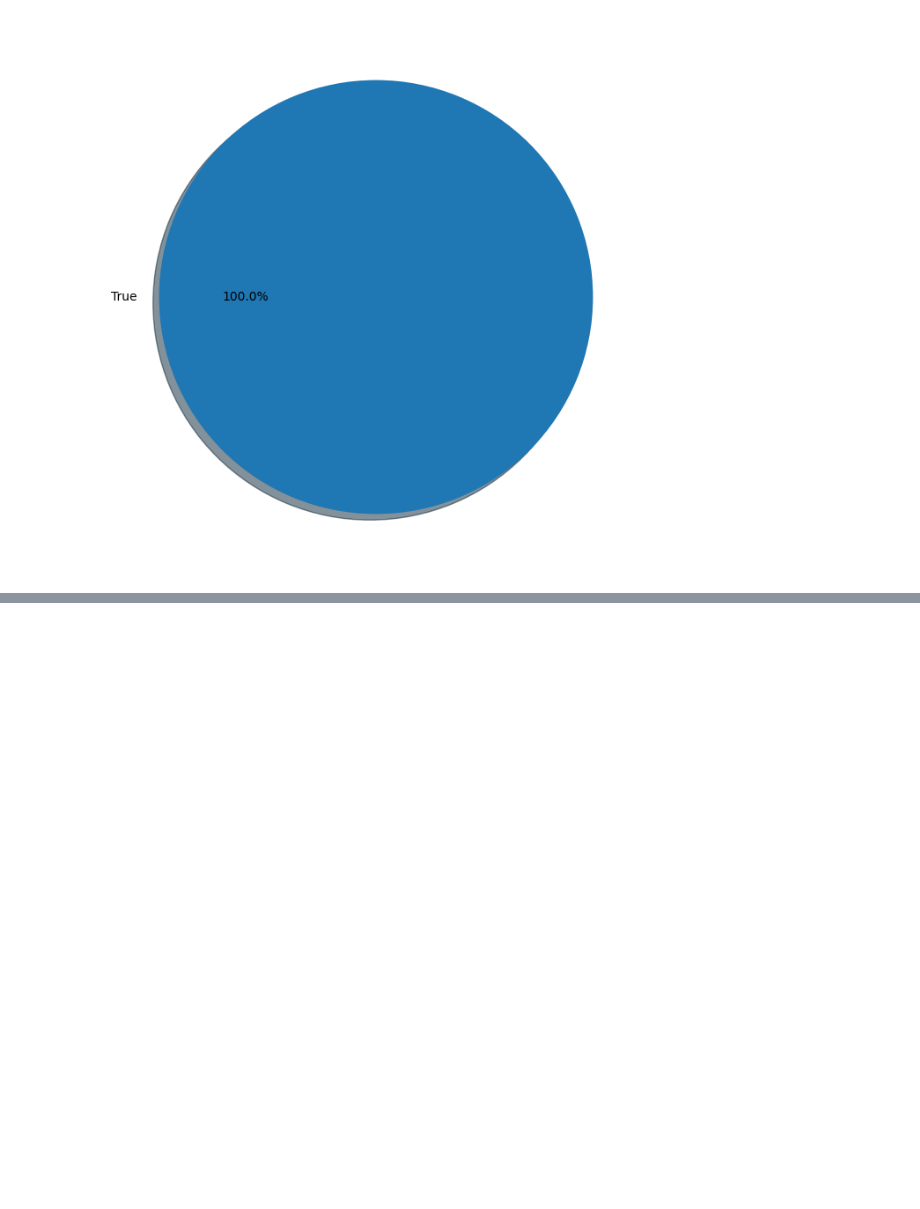
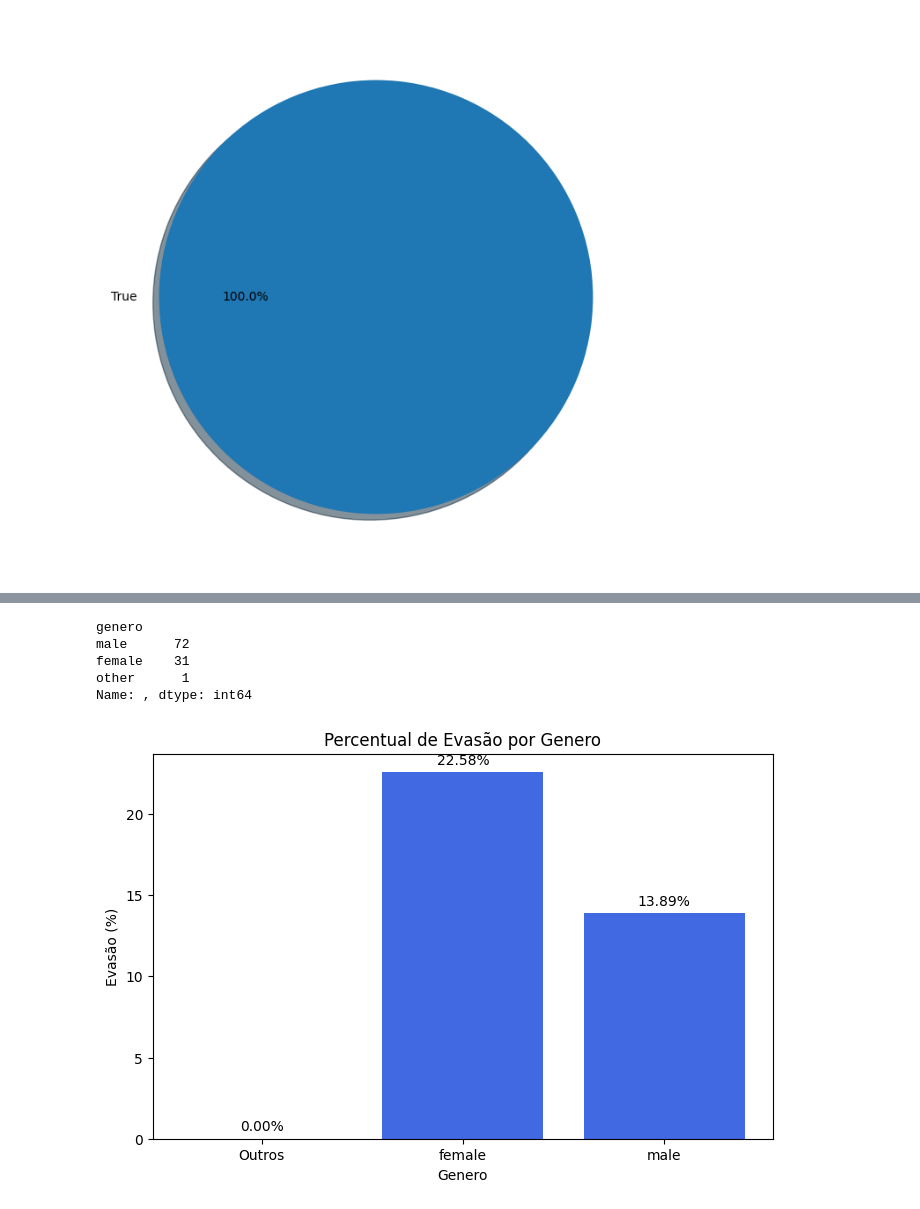
Before and after one commit to oeduardosg/introcomp, a Jupyter notebook: evadidos.ipynb, the cells around one changed output, grey strips where cells are left out. Saved outputs shown, nothing was run; the diff lists cells and outputs as text; code cells hidden in the pictures; blank space fills up the shorter version.

```diff
--- a/evadidos.ipynb
+++ b/evadidos.ipynb
@@ -249,0 +265,25 @@ Name: , dtype: int64
+# %%
+genero_aprovados = analisa(alunos_geral, 'genero', PCT, False)
+
+relacao_genero = pd.DataFrame({'Evadidos': genero_evadido, 'Total_Alunos': genero_aprovados})
+relacao_genero['Evadidos'] = relacao_genero['Evadidos'].fillna(0)
+relacao_genero['Percentual_Evasao'] = (relacao_genero['Evadidos'] / relacao_genero['Total_Alunos']) * 100
+
+plt.figure(figsize=(8, 5))
+plt.bar(relacao_genero.index, relacao_genero['Percentual_Evasao'], color='royalblue')
+
+plt.xlabel('Genero')
+plt.ylabel('Evasão (%)')
+plt.title('Percentual de Evasão por Genero')
+
+for i, v in enumerate(relacao_genero['Percentual_Evasao']):
+    plt.text(i, v + 0.5, f"{v:.2f}%", ha='center')
+
+plt.show()
+# %% [output]
+genero
+male      72
+female    31
+other      1
+Name: , dtype: int64
+[figure, added]
```
Also changed, not shown: parts of 1 cell of this notebook.
